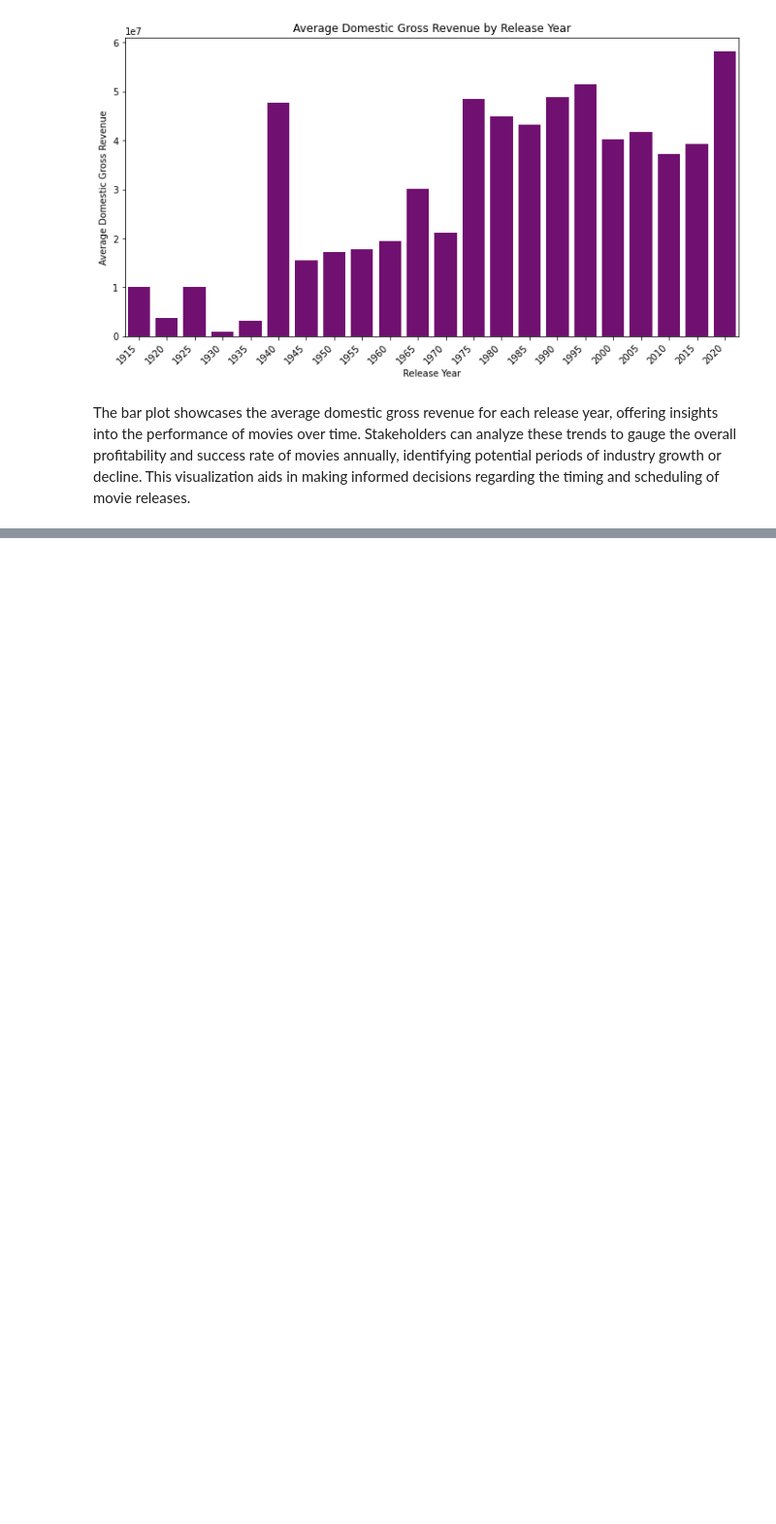
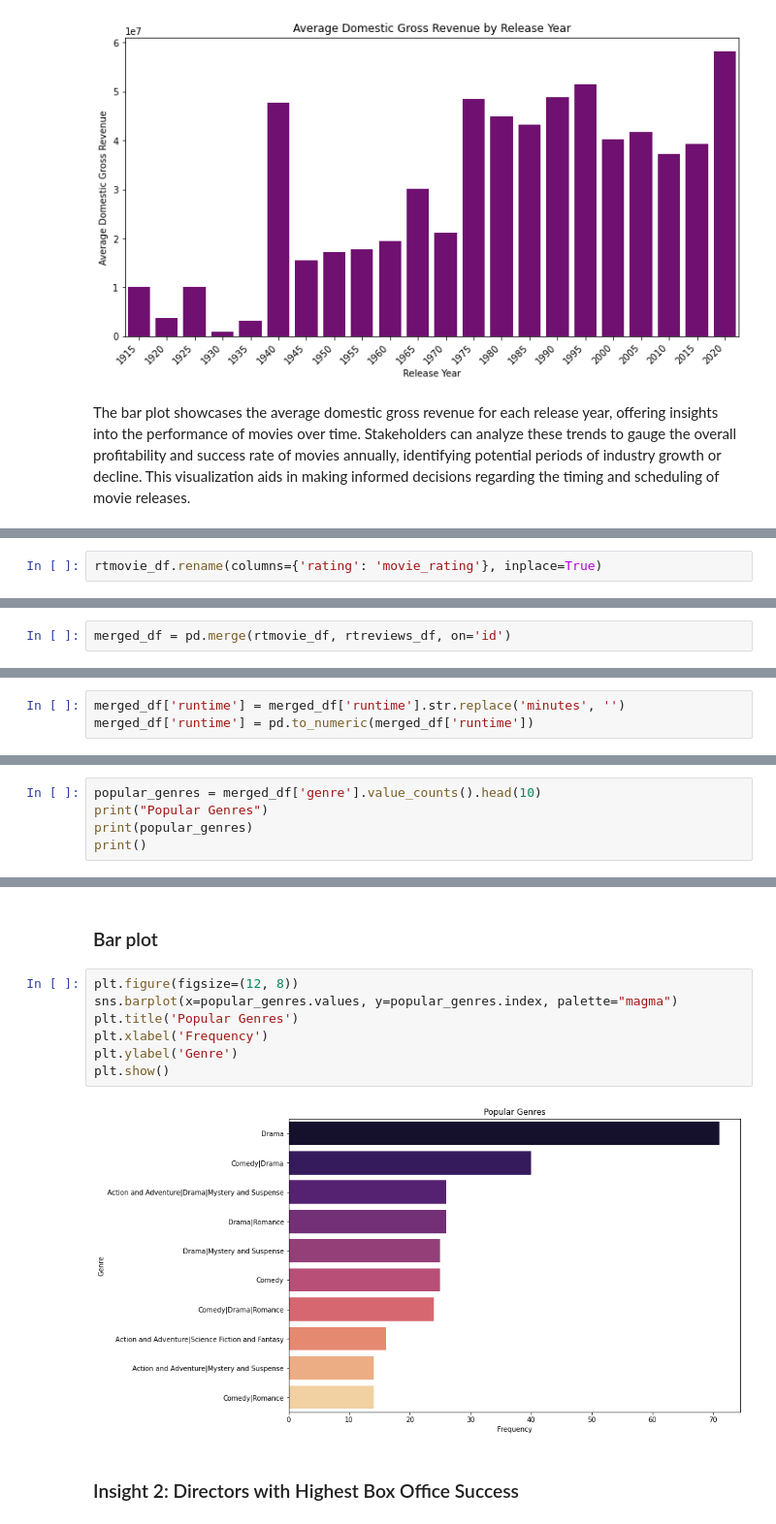
Before and after one commit to olivemideva/dsc-phase-1-project-v2-4, a Jupyter notebook: student.ipynb, the cells around one changed output, grey strips where cells are left out. Shown at 97% size. Saved outputs shown, nothing was run; the diff lists cells and outputs as text; blank space fills up the shorter version.

Commit message:
Dataset 3 Data Visualization

```diff
--- a/student.ipynb
+++ b/student.ipynb
@@ -504,0 +512,2 @@ The bar plot showcases the average domestic gross revenue for each release year,
+# %%
+rtmovie_df.rename(columns={'rating': 'movie_rating'}, inplace=True)
@@ -504,0 +523,2 @@ The bar plot showcases the average domestic gross revenue for each release year,
+# %%
+merged_df = pd.merge(rtmovie_df, rtreviews_df, on='id')
@@ -504,0 +567,3 @@ The bar plot showcases the average domestic gross revenue for each release year,
+# %%
+merged_df['runtime'] = merged_df['runtime'].str.replace('minutes', '')
+merged_df['runtime'] = pd.to_numeric(merged_df['runtime'])
@@ -504,0 +583,5 @@ The bar plot showcases the average domestic gross revenue for each release year,
+# %%
+popular_genres = merged_df['genre'].value_counts().head(10)
+print("Popular Genres")
+print(popular_genres)
+print()
@@ -504,0 +601,13 @@ The bar plot showcases the average domestic gross revenue for each release year,
+# %% [markdown]
+### Bar plot
+# %%
+plt.figure(figsize=(12, 8))
+sns.barplot(x=popular_genres.values, y=popular_genres.index, palette="magma")
+plt.title('Popular Genres')
+plt.xlabel('Frequency')
+plt.ylabel('Genre')
+plt.show()
+# %% [output]
+[figure, added]
+# %% [markdown]
+### Insight 2: Directors with Highest Box Office Success
```
Also changed, not shown: parts of 20 cells of this notebook.
